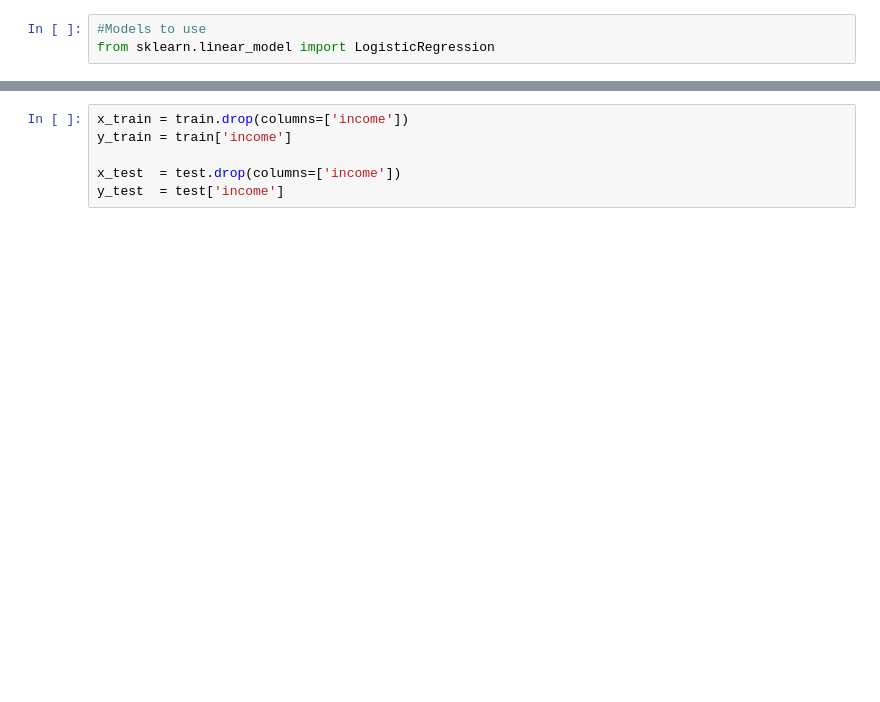
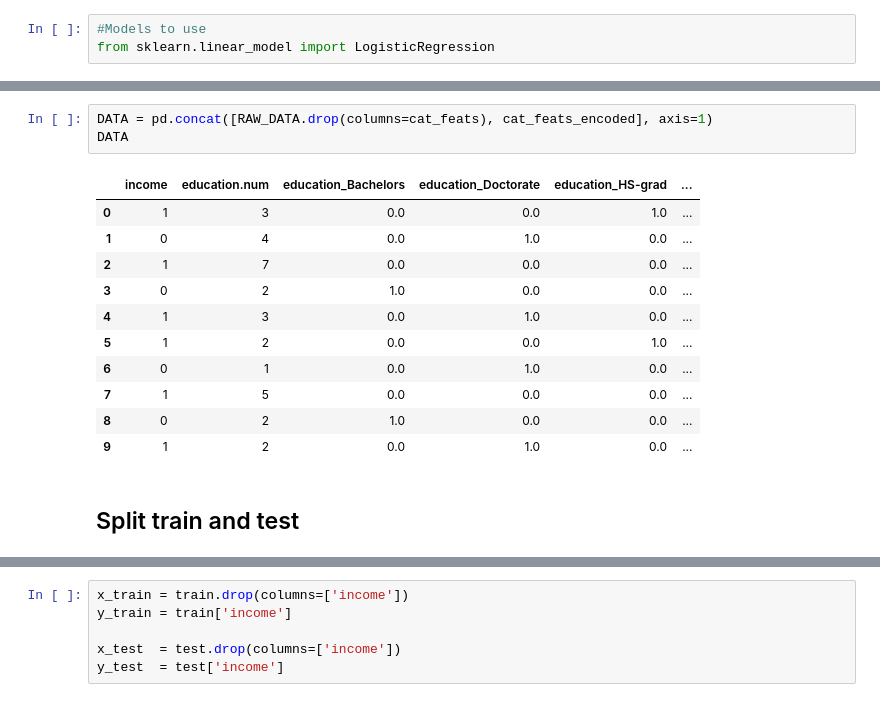
Before and after one commit to JipSchoneveld/HCML_project, a Jupyter notebook: train.ipynb, the cells around one changed output, grey strips where cells are left out. Drawn from its saved outputs; the diff is of its cells as text; blank space fills up the shorter version.

Commit message:
train progress

```diff
--- a/train.ipynb
+++ b/train.ipynb
@@ -30 +94,18 @@ toy_data
+# %%
+DATA = pd.concat([RAW_DATA.drop(columns=cat_feats), cat_feats_encoded], axis=1)
+DATA
+# %% [output]
+|  | income | education.num | education_Bachelors | education_Doctorate | education_HS-grad | ... |
+| 0 | 1 | 3 | 0.0 | 0.0 | 1.0 | ... |
+| 1 | 0 | 4 | 0.0 | 1.0 | 0.0 | ... |
+| 2 | 1 | 7 | 0.0 | 0.0 | 0.0 | ... |
+| 3 | 0 | 2 | 1.0 | 0.0 | 0.0 | ... |
+| 4 | 1 | 3 | 0.0 | 1.0 | 0.0 | ... |
+| 5 | 1 | 2 | 0.0 | 0.0 | 1.0 | ... |
+| 6 | 0 | 1 | 0.0 | 1.0 | 0.0 | ... |
+| 7 | 1 | 5 | 0.0 | 0.0 | 0.0 | ... |
+| 8 | 0 | 2 | 1.0 | 0.0 | 0.0 | ... |
+| 9 | 1 | 2 | 0.0 | 1.0 | 0.0 | ... |
+# %% [markdown]
+## Split train and test
 # %%
```
Also changed, not shown: parts of 17 cells of this notebook.
